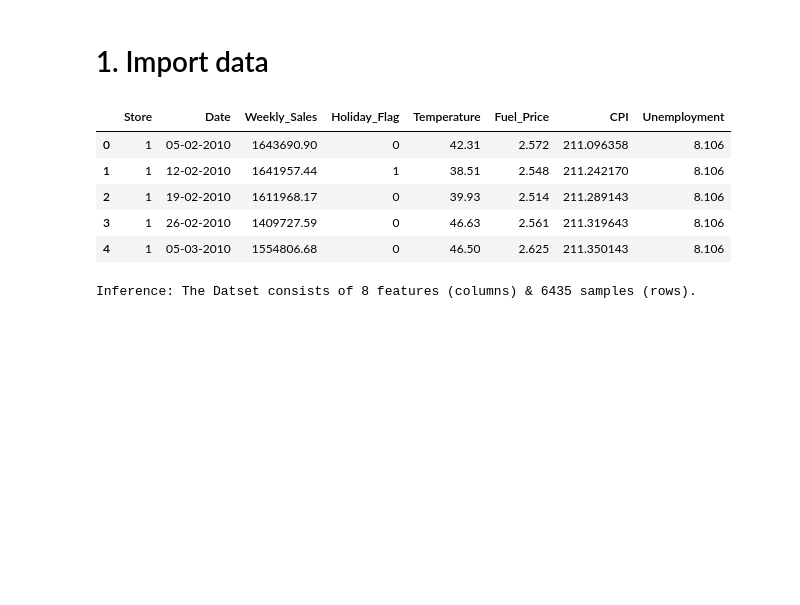
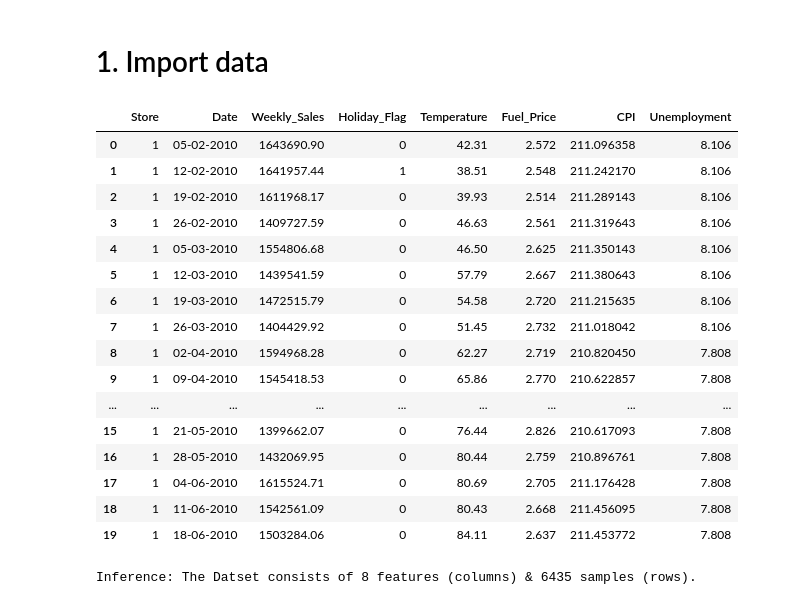
Before and after one commit to MansurPro/walmart_dataset, a Jupyter notebook: walmart_dataset.ipynb, the cells around one changed output. Drawn from its saved outputs; the diff is of its cells as text; code cells hidden in the pictures; blank space fills up the shorter version.

```diff
--- a/walmart_dataset.ipynb
+++ b/walmart_dataset.ipynb
@@ -12,14 +15,25 @@ data_set_url = "https://raw.githubusercontent.com/MansurPro/walmart_dataset/main
 data = pd.read_csv(data_set_url)
 # %%
 # Data review (5 rows)
-data.head()
+data.head(20)
 # %% [output]
 |  | Store | Date | Weekly_Sales | Holiday_Flag | Temperature | Fuel_Price | CPI | Unemployment |
 | 0 | 1 | 05-02-2010 | 1643690.90 | 0 | 42.31 | 2.572 | 211.096358 | 8.106 |
 | 1 | 1 | 12-02-2010 | 1641957.44 | 1 | 38.51 | 2.548 | 211.242170 | 8.106 |
 | 2 | 1 | 19-02-2010 | 1611968.17 | 0 | 39.93 | 2.514 | 211.289143 | 8.106 |
 | 3 | 1 | 26-02-2010 | 1409727.59 | 0 | 46.63 | 2.561 | 211.319643 | 8.106 |
 | 4 | 1 | 05-03-2010 | 1554806.68 | 0 | 46.50 | 2.625 | 211.350143 | 8.106 |
+| 5 | 1 | 12-03-2010 | 1439541.59 | 0 | 57.79 | 2.667 | 211.380643 | 8.106 |
+| 6 | 1 | 19-03-2010 | 1472515.79 | 0 | 54.58 | 2.720 | 211.215635 | 8.106 |
+| 7 | 1 | 26-03-2010 | 1404429.92 | 0 | 51.45 | 2.732 | 211.018042 | 8.106 |
+| 8 | 1 | 02-04-2010 | 1594968.28 | 0 | 62.27 | 2.719 | 210.820450 | 7.808 |
+| 9 | 1 | 09-04-2010 | 1545418.53 | 0 | 65.86 | 2.770 | 210.622857 | 7.808 |
+| ... | ... | ... | ... | ... | ... | ... | ... | ... |
+| 15 | 1 | 21-05-2010 | 1399662.07 | 0 | 76.44 | 2.826 | 210.617093 | 7.808 |
+| 16 | 1 | 28-05-2010 | 1432069.95 | 0 | 80.44 | 2.759 | 210.896761 | 7.808 |
+| 17 | 1 | 04-06-2010 | 1615524.71 | 0 | 80.69 | 2.705 | 211.176428 | 7.808 |
+| 18 | 1 | 11-06-2010 | 1542561.09 | 0 | 80.43 | 2.668 | 211.456095 | 7.808 |
+| 19 | 1 | 18-06-2010 | 1503284.06 | 0 | 84.11 | 2.637 | 211.453772 | 7.808 |
 # %%
 print('\n\033[1mInference:\033[0m The Datset consists of {} features (columns) & {} samples (rows).'.format(data.shape[1], data.shape[0]))
 # %% [output]
```
Also changed, not shown: parts of 17 cells of this notebook.
